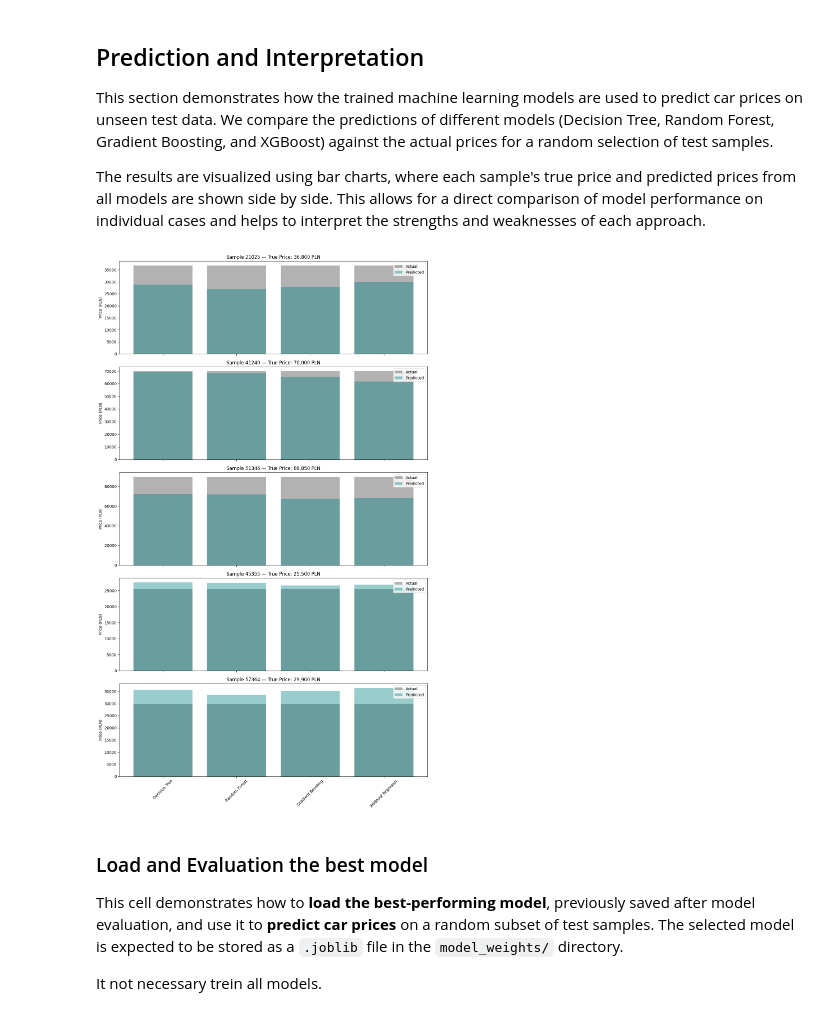
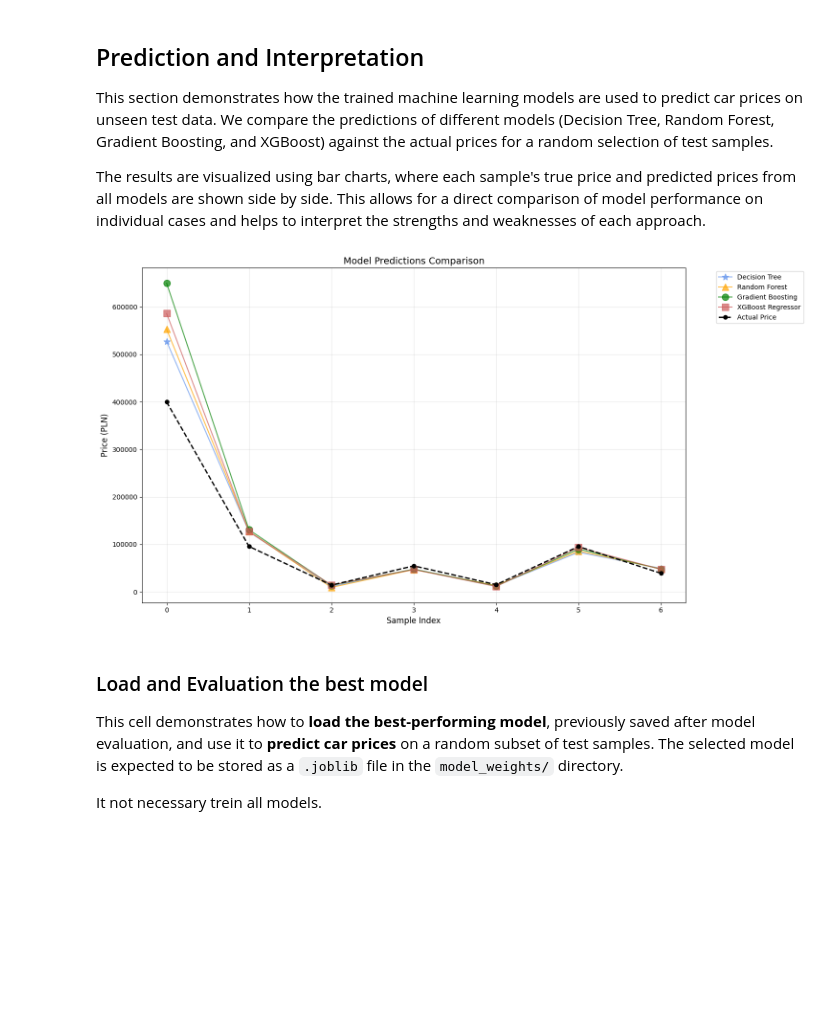
Before and after one commit to andreaalboni/Machine-Learning-Exam, a Jupyter notebook: exam.ipynb, the cells around one changed output. Saved outputs shown, nothing was run; the diff lists cells and outputs as text; code cells hidden in the pictures; blank space fills up the shorter version.

Commit message:
saved plots

```diff
--- a/exam.ipynb
+++ b/exam.ipynb
@@ -540,71 +545,62 @@ This section demonstrates how the trained machine learning models are used to pr
 
 The results are visualized using bar charts, where each sample's true price and predicted prices from all models are shown side by side. This allows for a direct comparison of model performance on individual cases and helps to interpret the strengths and weaknesses of each approach.
 # %%
-from joblib import load
-
-# Number of test samples to compare
-n_samples = 5
-
-# Randomly select samples from the test set
+n_samples = 7
 random_indices = test_df.sample(n=n_samples, random_state=np.random.randint(0, 10000)).index
 x_samples = test_df.loc[random_indices]
 y_samples = y_test.loc[random_indices]
-
-# Store prediction results
 comparison_data = []
 
 # Loop through all models and make predictions
 for model_key, model_info in models.items():
     model_name = model_info['name']
     model_path = f"model_weights/{model_key}_model.joblib"
 
-    try:
-        model = load(model_path)
-        y_preds = model.predict(x_samples)
+    model = load(model_path)
+    y_preds = model.predict(x_samples)
 
-        for i, idx in enumerate(random_indices):
-            comparison_data.append({
-                'model': model_name,
-                'sample_index': idx,
-                'actual_price': round(y_samples.loc[idx], 2),
-                'predicted_price': round(y_preds[i], 2),
-                'error': round(y_preds[i] - y_samples.loc[idx], 2)
-            })
-
-    except Exception as e:
-        print(f"Error loading model {model_key}: {e}")
+    for i, idx in enumerate(random_indices):
+        comparison_data.append({
+            'model': model_name,
+            'sample_index': idx,
+            'actual_price': round(y_samples.loc[idx], 2),
+            'predicted_price': round(y_preds[i], 2),
+            'error': round(y_preds[i] - y_samples.loc[idx], 2)
+        })
 
 # Create a comparison DataFrame
 comparison_df = pd.DataFrame(comparison_data)
+markers = {
+    'Decision Tree': '*',
+    'Random Forest': '^',
+    'Gradient Boosting': 'o',
+    'XGBoost Regressor': 's'
+}
+colors = {
+    'Decision Tree': 'cornflowerblue',
+    'Random Forest': 'orange',
+    'Gradient Boosting': 'green',
+    'XGBoost Regressor': 'indianred'
+}
 
-# --- Visualization: Bar chart per sample ---
-fig, axes = plt.subplots(n_samples, 1, figsize=(12, 4 * n_samples), sharex=True)
+plt.figure(figsize=(15, 8))
+for model in models:
+    model_name = models[model]['name']
+    model_data = comparison_df[comparison_df['model'] == model_name]
+    plt.plot(range(n_samples), model_data['predicted_price'], marker=markers[model_name],
+             label=f'{model_name}', color=colors[model_name], alpha=0.7, markersize=10)
 
-for i, idx in enumerate(random_indices):
-    ax = axes[i]
-    sample_data = comparison_df[comparison_df['sample_index'] == idx]
-
-    # Actual vs predicted bars
-    ax.bar(sample_data['model'], sample_data['actual_price'], label='Actual', alpha=0.6, color='gray')
-    ax.bar(sample_data['model'], sample_data['predicted_price'], label='Predicted', alpha=0.4, color='teal')
-
-    ax.set_title(f"Sample {idx} — True Price: {y_samples.loc[idx]:,.0f} PLN")
-    ax.set_ylabel("Price (PLN)")
-    ax.legend()
-
-plt.xticks(rotation=45)
+plt.plot(range(n_samples), y_samples.values, marker='o', label='Actual Price', color='black',
+         linestyle='--', linewidth=2)
+plt.title('Model Predictions Comparison', fontsize=14)
+plt.xlabel('Sample Index', fontsize=12)
+plt.ylabel('Price (PLN)', fontsize=12)
+plt.legend(bbox_to_anchor=(1.05, 1), loc='upper left')
+plt.grid(True, alpha=0.3)
 plt.tight_layout()
 plt.show()
-
-# Show the table summary
-# print("\nComparison of Models on Sample:")
-# print(comparison_df)
-# results_df = pd.DataFrame(result)
-# results_df = results_df.sort_values(by='r2', ascending=False)
-#print("\nModel Performance Summary:")
-#print(results_df)
 # %% [output]
-[figure, old version]
+[figure, new version]
 # %% [markdown]
 ### Load and Evaluation the best model
 
```
Also changed, not shown: parts of 10 cells of this notebook, 8 other files.
